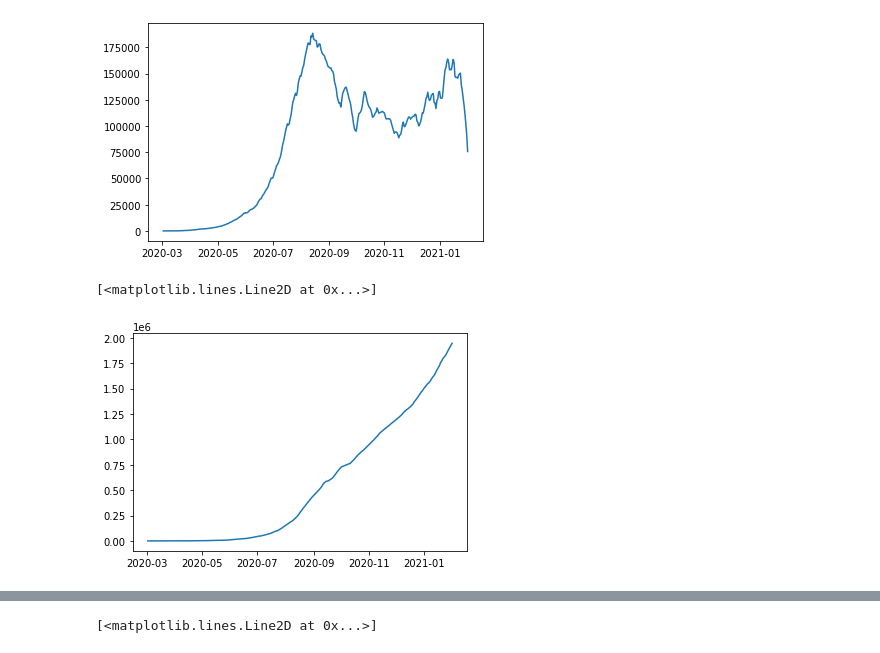
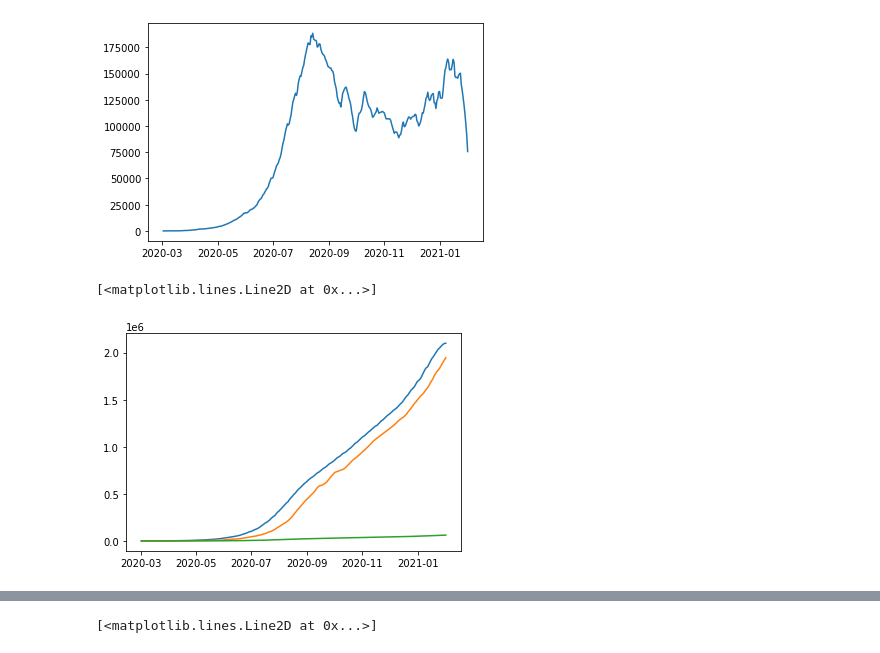
Before and after one commit to tesis-SP-SQ/Tesis, a Jupyter notebook: pre_procesamiento.ipynb, the cells around one changed output, grey strips where cells are left out. Drawn from its saved outputs; the diff is of its cells as text; code cells hidden in the pictures.

```diff
--- a/pre_procesamiento.ipynb
+++ b/pre_procesamiento.ipynb
@@ -173,8 +130,13 @@ plt.plot(casos_diarios_DF["fechas"],casos_diarios_DF["enfermos_diarios"])
 # %% [output]
 [<matplotlib.lines.Line2D at 0x...>]
 [figure]
+# %%
+#casos_diarios_DF["acumulado diarios"]=list(map(lambda f: results_df[(results_df["Fecha_diag_date_fmat"]<f)], casos_diarios_DF["fechas"]))
+plt.plot(casos_diarios_DF["fechas"],casos_diarios_DF["acumulado diarios"])
+plt.plot(casos_diarios_DF["fechas"],casos_diarios_DF["recuperados_diarios"])
+plt.plot(casos_diarios_DF["fechas"],casos_diarios_DF["fallecidos_diarios"])
+# %% [output]
+[<matplotlib.lines.Line2D at 0x...>]
+[figure, added]
 # %%
-plt.plot(casos_diarios_DF["fechas"],casos_diarios_DF["recuperados_diarios"])
+#plt.plot(casos_diarios_DF["fechas"],casos_diarios_DF["casos diarios"])
-# %% [output]
-[<matplotlib.lines.Line2D at 0x...>]
-[figure, removed]
```
Also changed, not shown: parts of 17 cells of this notebook.
